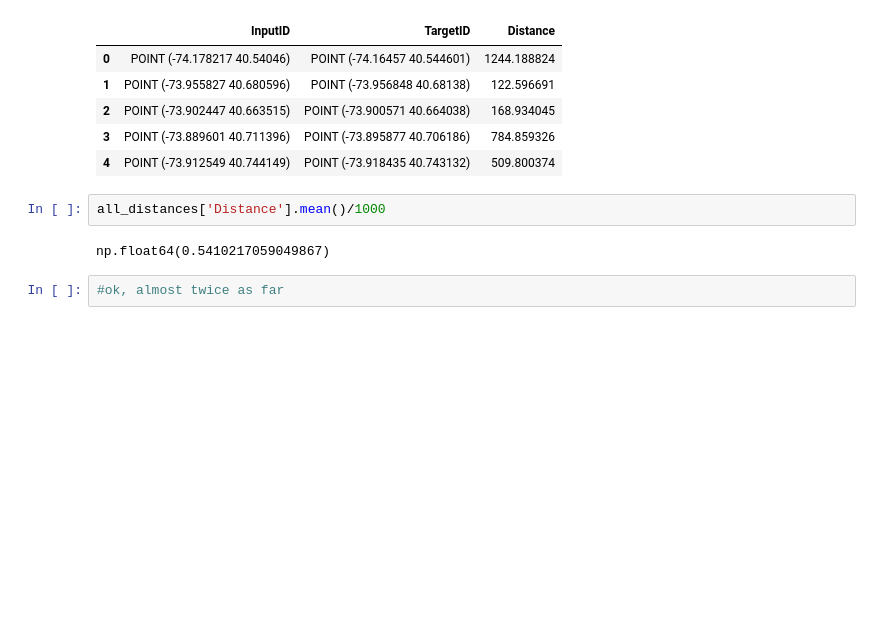
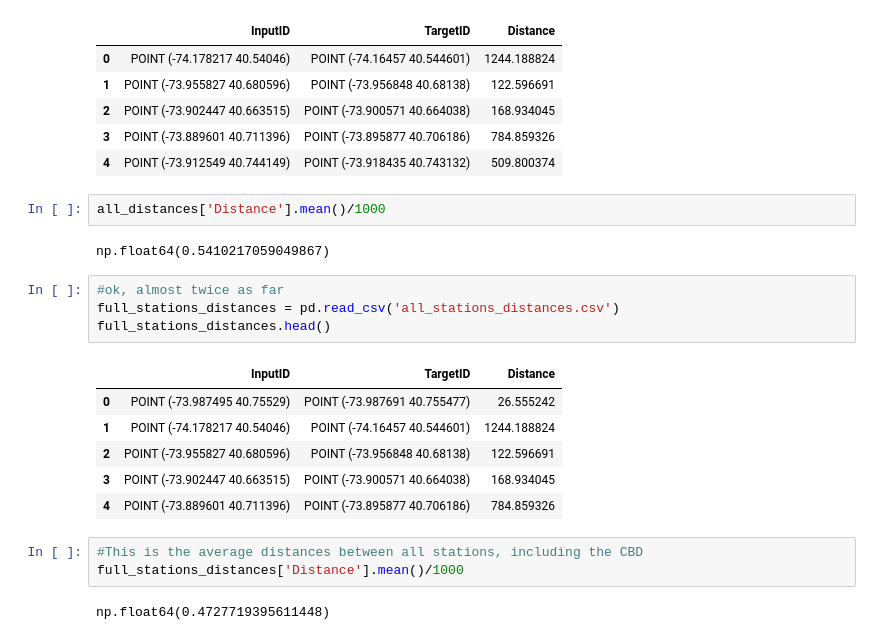
Before and after one commit to ZSlemmons/MTA-elevators, a Jupyter notebook: Metro-system-analysis.ipynb, the cells around one changed output. Drawn from its saved outputs; the diff is of its cells as text; blank space fills up the shorter version.

```diff
--- a/Metro-system-analysis.ipynb
+++ b/Metro-system-analysis.ipynb
@@ -222,3 +222,17 @@ all_distances['Distance'].mean()/1000
 np.float64(0.5410217059049867)
 # %%
 #ok, almost twice as far
+full_stations_distances = pd.read_csv('all_stations_distances.csv')
+full_stations_distances.head()
+# %% [output]
+|  | InputID | TargetID | Distance |
+| 0 | POINT (-73.987495 40.75529) | POINT (-73.987691 40.755477) | 26.555242 |
+| 1 | POINT (-74.178217 40.54046) | POINT (-74.16457 40.544601) | 1244.188824 |
+| 2 | POINT (-73.955827 40.680596) | POINT (-73.956848 40.68138) | 122.596691 |
+| 3 | POINT (-73.902447 40.663515) | POINT (-73.900571 40.664038) | 168.934045 |
+| 4 | POINT (-73.889601 40.711396) | POINT (-73.895877 40.706186) | 784.859326 |
+# %%
+#This is the average distances between all stations, including the CBD
+full_stations_distances['Distance'].mean()/1000
+# %% [output]
+np.float64(0.4727719395611448)
```
Also changed, not shown: parts of 2 cells of this notebook, 14 other files.
